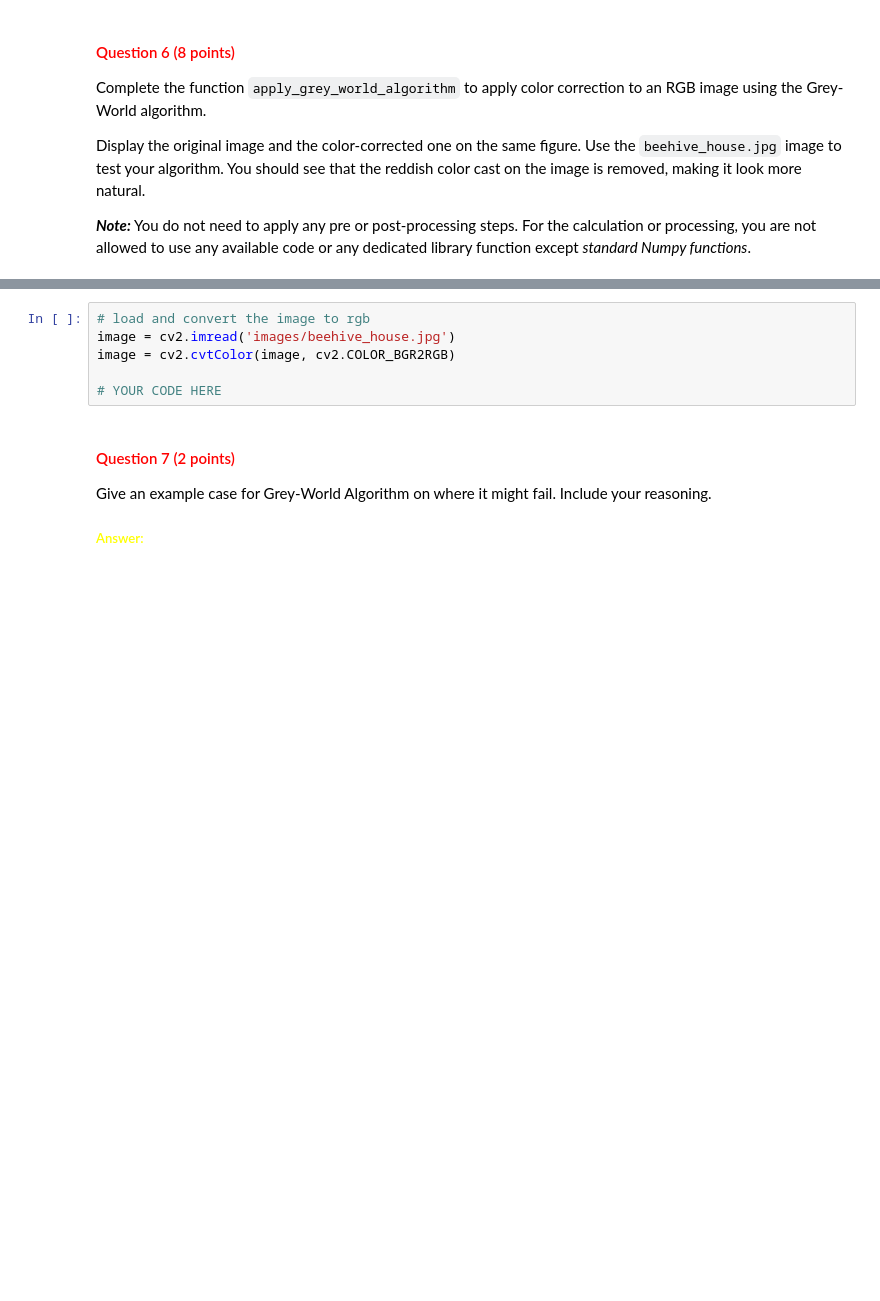
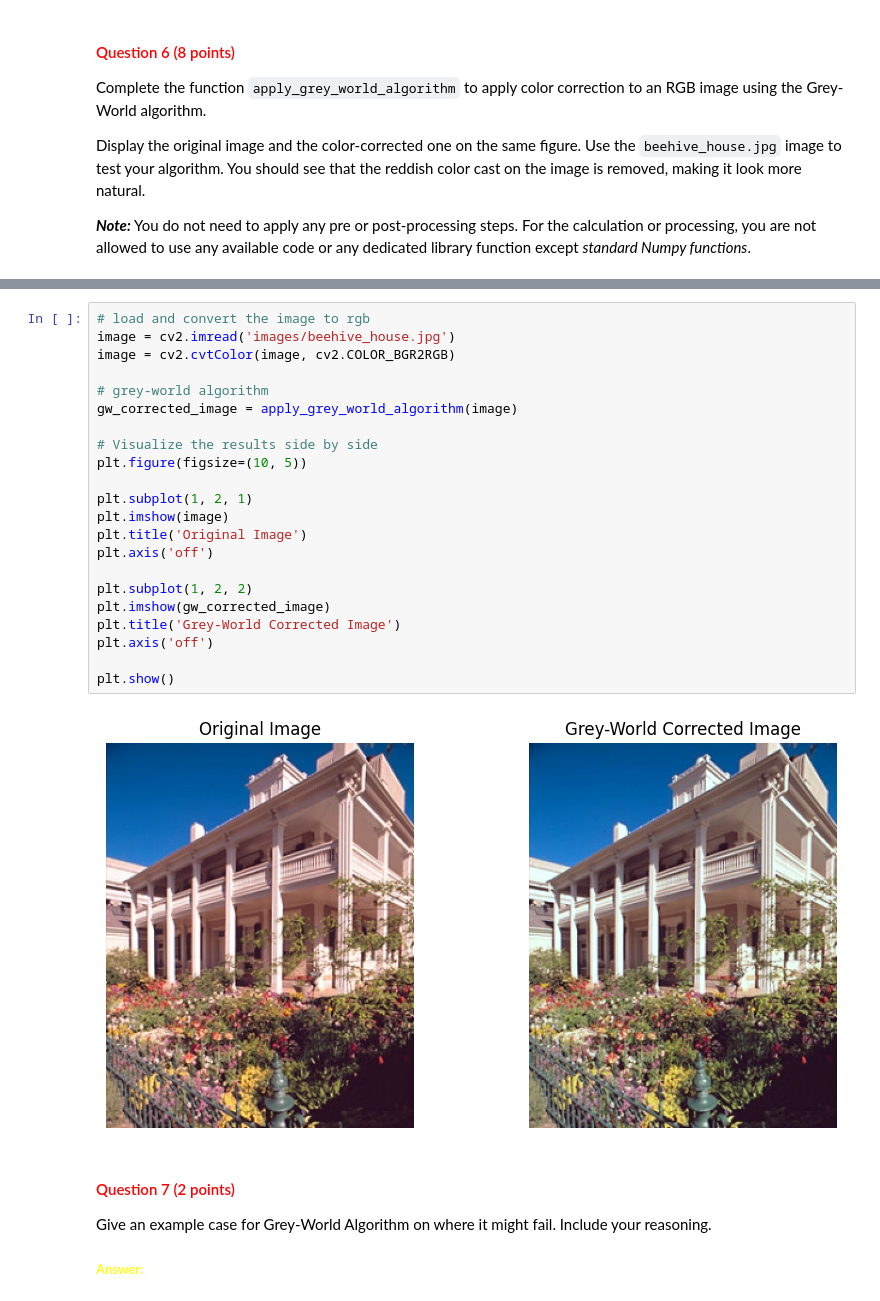
Before and after one commit to pedrocurvo/cv1-group52, a Jupyter notebook: Lab1/cv1-lab-1.ipynb, the cells around one changed output, grey strips where cells are left out. Cells and saved outputs as stored; diff of their text form; blank space fills up the shorter version.

```diff
--- a/Lab1/cv1-lab-1.ipynb
+++ b/Lab1/cv1-lab-1.ipynb
@@ -412,11 +435,29 @@ def apply_grey_world_algorithm(awb_img):
 
     return gw_img
-# %%
-# load and convert the image to rgb
-image = cv2.imread('images/beehive_house.jpg')
-image = cv2.cvtColor(image, cv2.COLOR_BGR2RGB)
-
-# YOUR CODE HERE
+# %%
+# load and convert the image to rgb
+image = cv2.imread('images/beehive_house.jpg')
+image = cv2.cvtColor(image, cv2.COLOR_BGR2RGB)
+
+# grey-world algorithm
+gw_corrected_image = apply_grey_world_algorithm(image)
+
+# Visualize the results side by side
+plt.figure(figsize=(10, 5))
+
+plt.subplot(1, 2, 1)
+plt.imshow(image)
+plt.title('Original Image')
+plt.axis('off')
+
+plt.subplot(1, 2, 2)
+plt.imshow(gw_corrected_image)
+plt.title('Grey-World Corrected Image')
+plt.axis('off')
+
+plt.show()
+# %% [output]
+[figure, added]
 # %% [markdown]
 <a id="question-7"></a>
 #### <font color='#FF0000'>Question 7 (2 points)</font>
```
Also changed, not shown: parts of 3 cells of this notebook.
